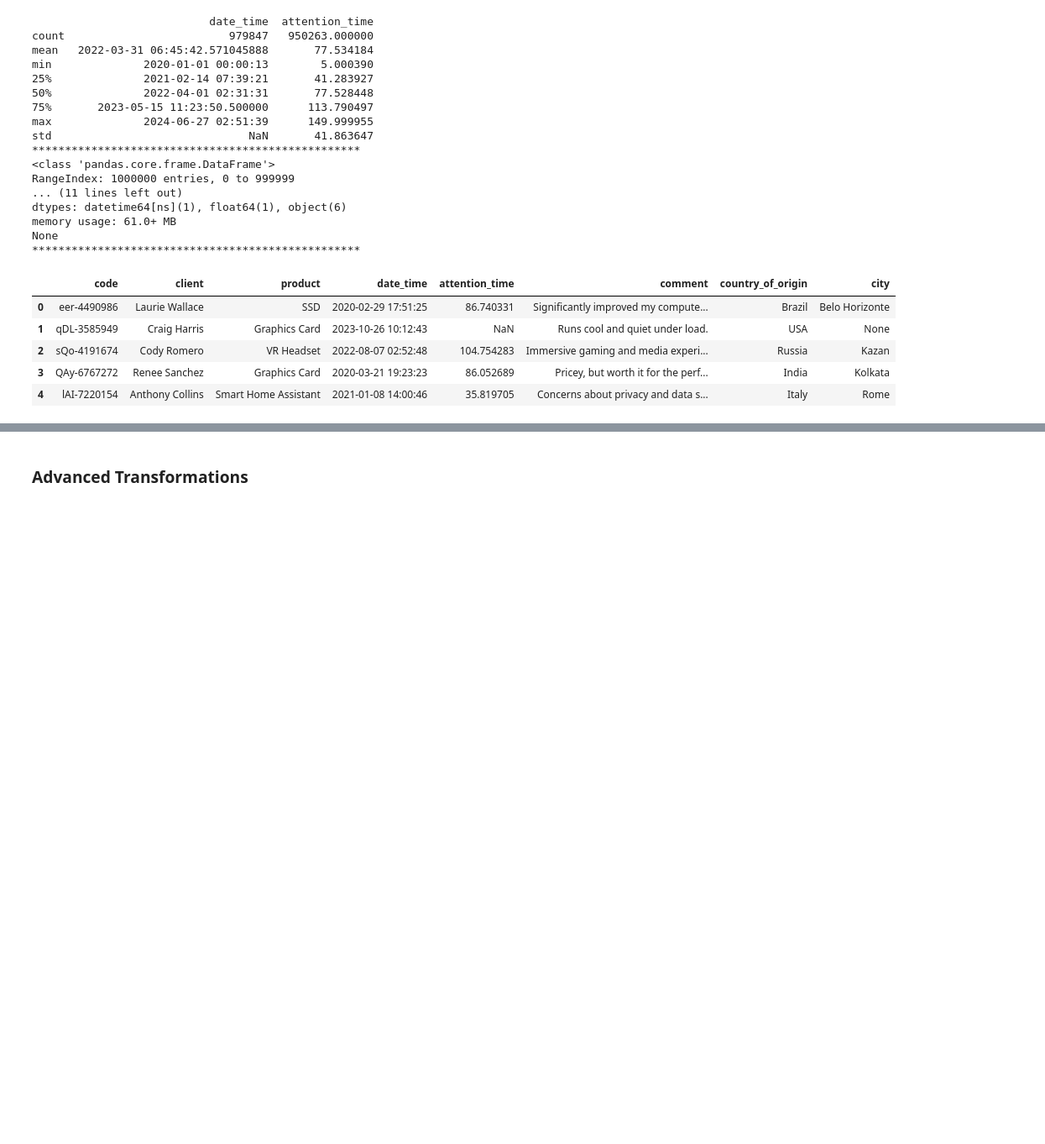
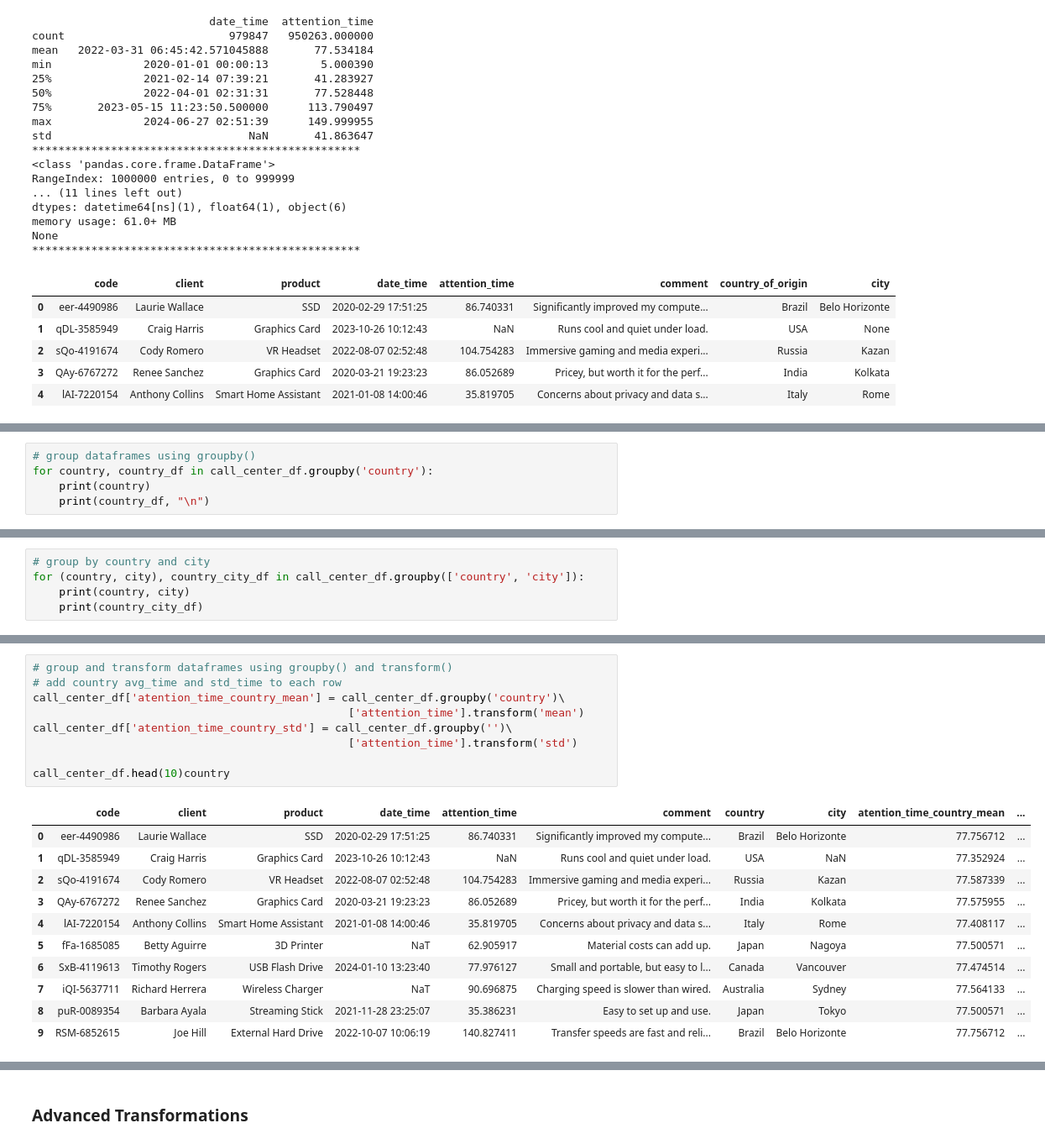
Before and after one commit to EngAndres/ud-public, a Jupyter notebook: courses/data-science-introduction/notebooks/Pandas.ipynb, the cells around one changed output, grey strips where cells are left out. Shown at 84% size. Cells and saved outputs as stored; diff of their text form; blank space fills up the shorter version.

```diff
--- a/courses/data-science-introduction/notebooks/Pandas.ipynb
+++ b/courses/data-science-introduction/notebooks/Pandas.ipynb
@@ -607,0 +825,5 @@ None
+# %%
+# group dataframes using groupby()
+for country, country_df in call_center_df.groupby('country'):
+    print(country)
+    print(country_df, "\n")
@@ -607,0 +848,5 @@ None
+# %%
+# group by country and city
+for (country, city), country_city_df in call_center_df.groupby(['country', 'city']):
+    print(country, city)
+    print(country_city_df)
@@ -607,0 +918,21 @@ None
+# %%
+# group and transform dataframes using groupby() and transform()
+# add country avg_time and std_time to each row
+call_center_df['atention_time_country_mean'] = call_center_df.groupby('country')\
+                                                ['attention_time'].transform('mean')
+call_center_df['atention_time_country_std'] = call_center_df.groupby('')\
+                                                ['attention_time'].transform('std')
+
+call_center_df.head(10)country
+# %% [output]
+|  | code | client | product | date_time | attention_time | comment | country | city | atention_time_country_mean | ... |
+| 0 | eer-4490986 | Laurie Wallace | SSD | 2020-02-29 17:51:25 | 86.740331 | Significantly improved my compute... | Brazil | Belo Horizonte | 77.756712 | ... |
+| 1 | qDL-3585949 | Craig Harris | Graphics Card | 2023-10-26 10:12:43 | NaN | Runs cool and quiet under load. | USA | NaN | 77.352924 | ... |
+| 2 | sQo-4191674 | Cody Romero | VR Headset | 2022-08-07 02:52:48 | 104.754283 | Immersive gaming and media experi... | Russia | Kazan | 77.587339 | ... |
+| 3 | QAy-6767272 | Renee Sanchez | Graphics Card | 2020-03-21 19:23:23 | 86.052689 | Pricey, but worth it for the perf... | India | Kolkata | 77.575955 | ... |
+| 4 | lAI-7220154 | Anthony Collins | Smart Home Assistant | 2021-01-08 14:00:46 | 35.819705 | Concerns about privacy and data s... | Italy | Rome | 77.408117 | ... |
+| 5 | fFa-1685085 | Betty Aguirre | 3D Printer | NaT | 62.905917 | Material costs can add up. | Japan | Nagoya | 77.500571 | ... |
+| 6 | SxB-4119613 | Timothy Rogers | USB Flash Drive | 2024-01-10 13:23:40 | 77.976127 | Small and portable, but easy to l... | Canada | Vancouver | 77.474514 | ... |
+| 7 | iQI-5637711 | Richard Herrera | Wireless Charger | NaT | 90.696875 | Charging speed is slower than wired. | Australia | Sydney | 77.564133 | ... |
+| 8 | puR-0089354 | Barbara Ayala | Streaming Stick | 2021-11-28 23:25:07 | 35.386231 | Easy to set up and use. | Japan | Tokyo | 77.500571 | ... |
+| 9 | RSM-6852615 | Joe Hill | External Hard Drive | 2022-10-07 10:06:19 | 140.827411 | Transfer speeds are fast and reli... | Brazil | Belo Horizonte | 77.756712 | ... |
```
Also changed, not shown: parts of 44 cells of this notebook.
